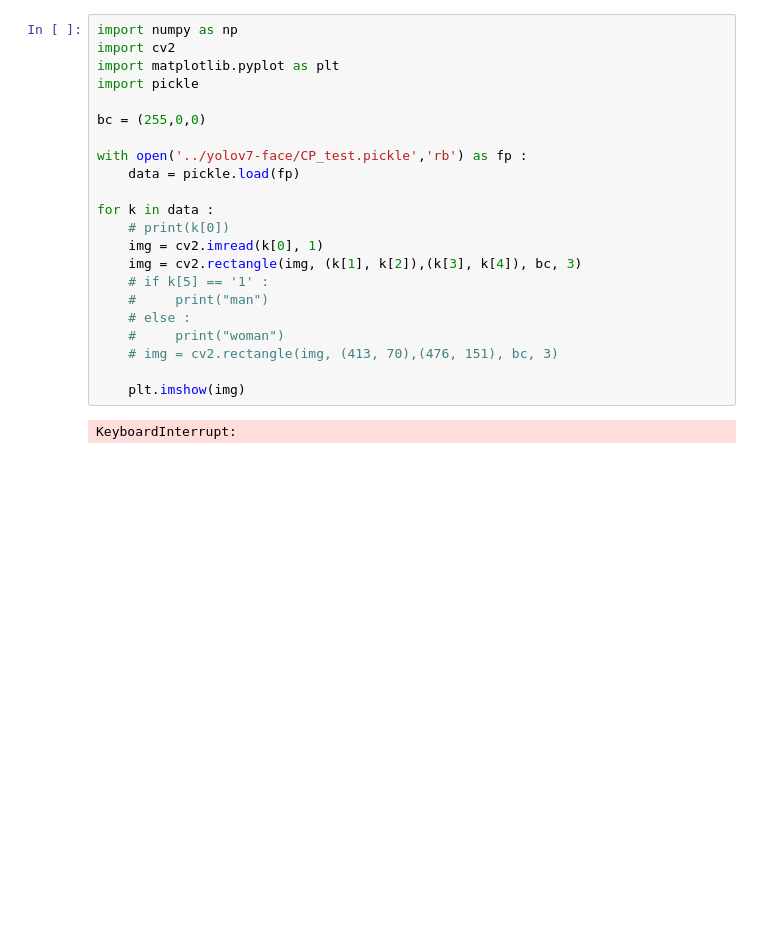
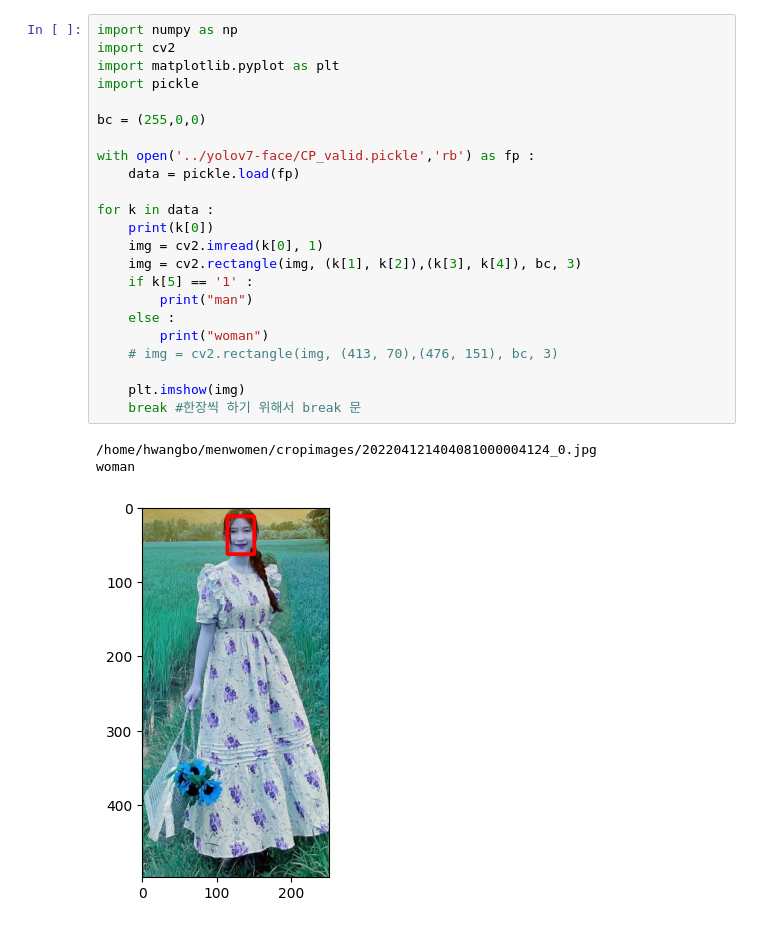
Before and after one commit to hwangbo98/utilization, a Jupyter notebook: hard_bbox.ipynb, the cells around one changed output. Cells and saved outputs as stored; diff of their text form; blank space fills up the shorter version.

Commit message:
update look crop_image

```diff
--- a/hard_bbox.ipynb
+++ b/hard_bbox.ipynb
@@ -1,24 +1,27 @@
 # %%
 import numpy as np
 import cv2
 import matplotlib.pyplot as plt
 import pickle
 
 bc = (255,0,0)
 
-with open('../yolov7-face/CP_test.pickle','rb') as fp :
+with open('../yolov7-face/CP_valid.pickle','rb') as fp :
     data = pickle.load(fp)
 
 for k in data :
-    # print(k[0])
+    print(k[0])
     img = cv2.imread(k[0], 1)
     img = cv2.rectangle(img, (k[1], k[2]),(k[3], k[4]), bc, 3)
-    # if k[5] == '1' :
-    #     print("man")
-    # else :
-    #     print("woman")
+    if k[5] == '1' :
+        print("man")
+    else :
+        print("woman")
     # img = cv2.rectangle(img, (413, 70),(476, 151), bc, 3)
 
     plt.imshow(img)
+    break #한장씩 하기 위해서 break 문
 # %% [output]
-KeyboardInterrupt:
+/home/hwangbo/menwomen/cropimages/202204121404081000004124_0.jpg
+woman
+[figure, added]
```
Also changed, not shown: 1 other file.
